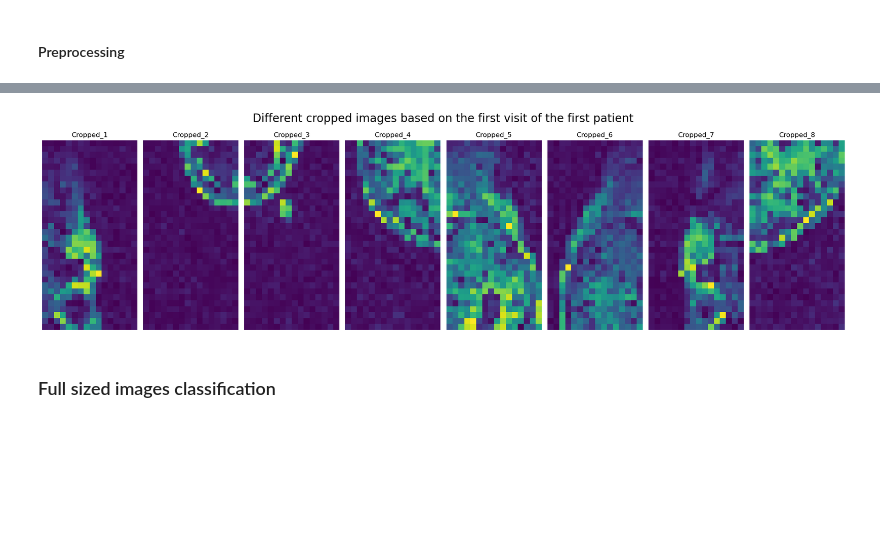
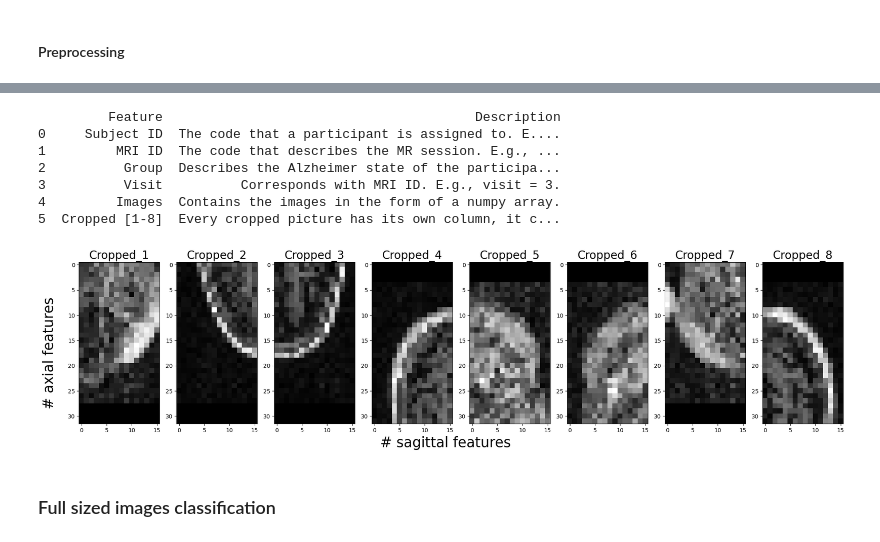
Before and after one commit to loesvanvoorden/Thesis, a Jupyter notebook: Thesis notebook.ipynb, the cells around one changed output, grey strips where cells are left out. Cells and saved outputs as stored; diff of their text form; code cells hidden in the pictures; blank space fills up the shorter version.

```diff
--- a/Thesis notebook.ipynb
+++ b/Thesis notebook.ipynb
@@ -53,10 +52,6 @@ data.insert(24, 'Cropped_1_1', '')
 data.insert(25, 'Cropped_1_2', '')
 data.insert(26, 'Cropped_1_3', '')
 data.insert(27, 'Cropped_1_4', '')
-data.insert(28, 'Cropped_1_5', '')
-data.insert(29, 'Cropped_1_6', '')
-data.insert(30, 'Cropped_1_7', '')
-data.insert(31, 'Cropped_1_8', '')
 
 # adding each (feature-reduced) image to the dataframe
 for index, row in data.iterrows():
@@ -96,3 +93,26 @@ None
+# %%
+# creating table for data description
+
+rows = [['Subject ID', 'The code that a participant is assigned to. E.g., OAS2_0001.'],
+        ['MRI ID', 'The code that describes the MR session. E.g., OAS2_0001_MR1.'],
+        ['Group', 'Describes the Alzheimer state of the participant at the moment of the scan session. Either Demented or Nondemented.'],
+        ['Visit', 'Corresponds with MRI ID. E.g., visit = 3.'],
+        ['Images', 'Contains the images in the form of a numpy array.'],
+        ['Cropped [1-8]', 'Every cropped picture has its own column, it contains a certain voxel space of the full sized images, also in numpy array format.']]
+col_names = ['Feature', 'Description']
+
+df = pd.DataFrame(data=rows, columns=col_names)
+print(df)
+
+df.to_csv('Table1.csv', index=False)
+# %% [output]
+         Feature                                        Description
+0     Subject ID  The code that a participant is assigned to. E....
+1         MRI ID  The code that describes the MR session. E.g., ...
+2          Group  Describes the Alzheimer state of the participa...
+3          Visit          Corresponds with MRI ID. E.g., visit = 3.
+4         Images  Contains the images in the form of a numpy array.
+5  Cropped [1-8]  Every cropped picture has its own column, it c...
 # %%
 # cropping images and adding to data, full shape = (64, 64, 32)
 
@@ -124,46 +144,36 @@ for index, row in data.iterrows():
 
 for index, row in data.iterrows():
 
-    img1 = data.iloc[index]['Cropped_1'][16:33, 0:16, 8:17]
+    img1 = data.iloc[index]['Cropped_1'][0:16, 16:33, :]
     data.at[index, 'Cropped_1_1'] = img1
 
-    img2 = data.iloc[index]['Cropped_1'][16:33, 16:33, 0:8]
+    img2 = data.iloc[index]['Cropped_1'][0:16, 0:16, :]
     data.at[index, 'Cropped_1_2'] = img2
 
-    img3 = data.iloc[index]['Cropped_1'][16:33, 16:33, 8:17]
+    img3 = data.iloc[index]['Cropped_1'][16:33, 0:16, :]
     data.at[index, 'Cropped_1_3'] = img3
 
-    img4 = data.iloc[index]['Cropped_1'][0:16, 16:33, 0:8]
+    img4 = data.iloc[index]['Cropped_1'][16:33, 16:33, :]
     data.at[index, 'Cropped_1_4'] = img4
 
-    img5 = data.iloc[index]['Cropped_1'][0:16, 0:16, 8:17]
-    data.at[index, 'Cropped_1_5'] = img5
-
-    img6 = data.iloc[index]['Cropped_1'][0:16, 0:16, 0:8]
-    data.at[index, 'Cropped_1_6'] = img6
-
-    img7 = data.iloc[index]['Cropped_1'][16:33, 0:16, 0:8]
-    data.at[index, 'Cropped_1_7'] = img7
-
-    img8 = data.iloc[index]['Cropped_1'][0:16, 16:33, 8:17]
-    data.at[index, 'Cropped_1_8'] = img8
-
 data = data[data.Group != 'Converted']
 # %%
 # visualization of different cropped dimensions
 
 indeces = [16, 17, 18, 19, 20, 21, 22, 23]
 fig, axes = plt.subplots(1, 8, figsize=(20,20))
+fig.supylabel('# axial features', y=0.5, x=0, fontsize=25)
+fig.supxlabel('# sagittal features', y=0.38, fontsize=25)
 
 for ax, index in zip(axes, indeces):
-    ax.imshow(data.iloc[0][index][16, :, :])
-    ax.axis('off')
+    ax.imshow(data.iloc[3][index][:, 20, :], cmap='gray')
     ax.title.set_text(data.columns[index])
+    ax.title.set_size(20)
 fig.tight_layout()
-fig.suptitle('Different cropped images based on the first visit of the first patient', y=0.65, fontsize=20)
+fig.suptitle(f"Different cropped images based on the second visit of the second patient, label = {data.iloc[3]['Group']}", y=0.65, fontsize=20)
 plt.show()
 # %% [output]
-[figure, old version]
+[figure, new version]
 # %% [markdown]
 ### Full sized images classification
 # %%
```
Also changed, not shown: parts of 6 cells of this notebook, 7 other files.
